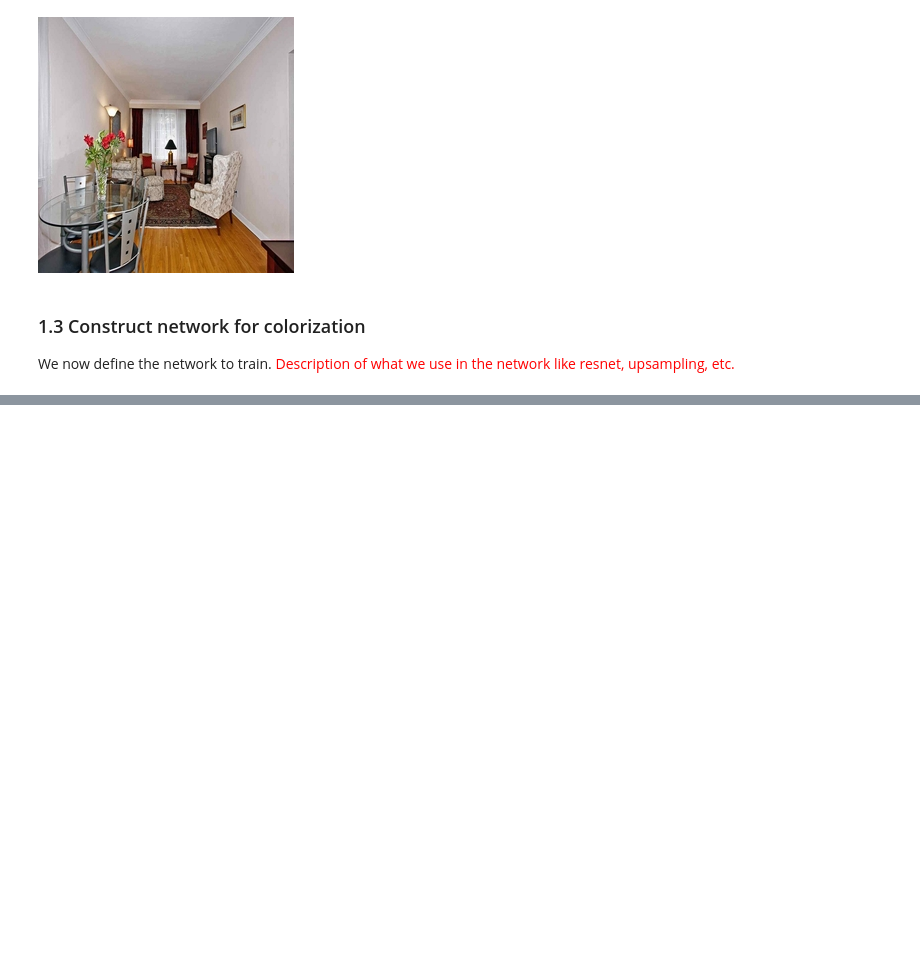
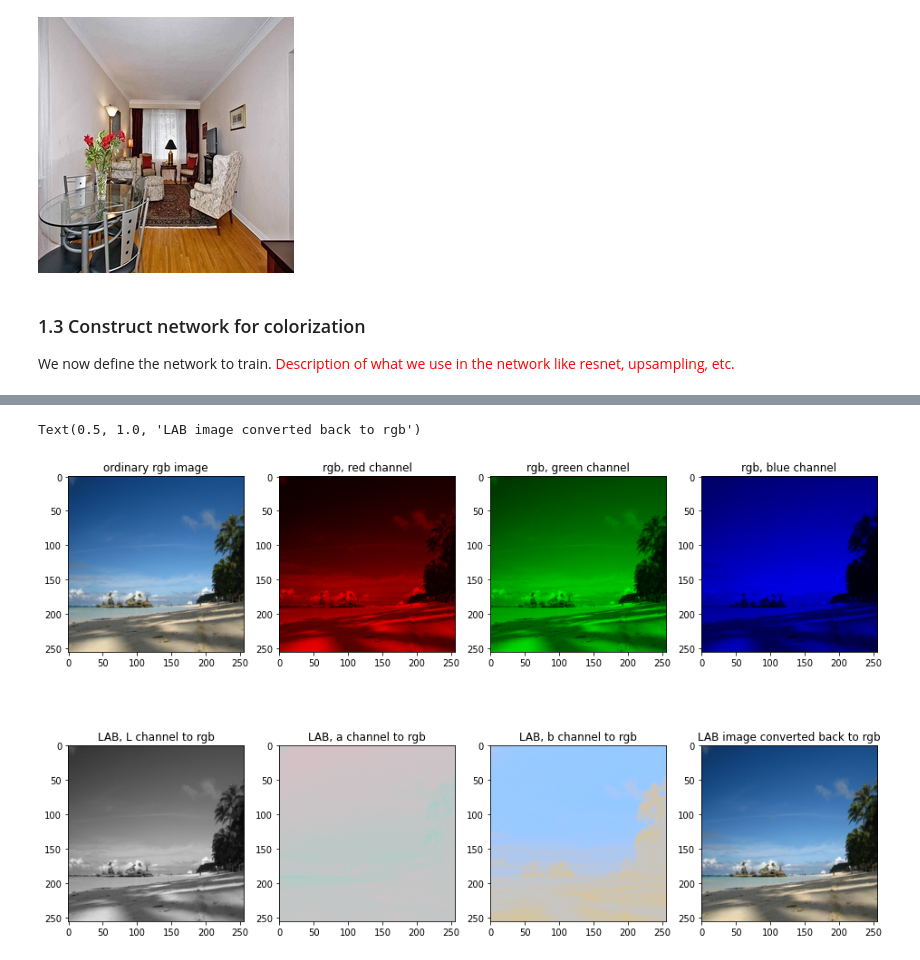
Before and after one commit to LjungPer/deep-learning-project, a Jupyter notebook: Project_notebook.ipynb, the cells around one changed output, grey strips where cells are left out. Cells and saved outputs as stored; diff of their text form; code cells hidden in the pictures; blank space fills up the shorter version.

Commit message:
Added visualizations of rgb and LAB images

```diff
--- a/Project_notebook.ipynb
+++ b/Project_notebook.ipynb
@@ -56,0 +66,70 @@ We now define the network to train. <font color='red'>Description of what we use
+# %%
+from skimage import io, color
+
+def get_rgb_and_lab_images(filename):
+    """ Takes image filename as argument
+
+        Returns normalized rgb and lab images
+    """
+    rgb = io.imread(filename)
+    rgb_scaled = rgb/255
+    lab = color.rgb2lab(rgb)
+    lab_scaled = (lab + [0, 128, 128]) / [100, 255, 255]
+    return rgb_scaled, lab_scaled
+
+def get_rgb_channel_for_plotting(image, channel):
+    """ Takes an image and the desired channel as arguments.
+        channel: [0, 1, 2] = [red, green, blue]
+
+        Returns an image with only the desired channel activated """
+    rgb_channel = np.zeros(image.shape)
+    rgb_channel[:,:,channel] += rgb[:,:,channel]
+    return rgb_channel
+
+def get_lab_channel_for_plotting(image, channel):
+    """ Takes an image in lab format and the desired channel as arguments.
+        channel: [0, 1, 2] = [Lightness, a, b]
+
+        Expects the lab image to be scaled
+
+        Returns an image with only the desired channel activated """
+    lab_channel = np.zeros(image.shape)
+    image = image*[100,255,255]-[0,128,128] # rescale
+    lab_channel[:,:,channel] += image[:,:,channel]
+    if channel != 0:
+        lab_channel[:,:,0]+=80 # we need some light for the a and b channels to be visible
+    lab_channel = color.lab2rgb(lab_channel)
+    return lab_channel
+
+def get_lab_for_plotting(image):
+    """ Expects a scaled lab-image
+
+        Returns the lab image converted to rgb """
+    rescaled_lab = image*[100,255,255]-[0,128,128]
+    rgb = color.lab2rgb(rescaled_lab)
+    return rgb
+
+filename = 'images/train/0a56c95e047247ac4df457d5663e03fe.jpg'
+
+fig, ax = plt.subplots(2,4, figsize = (16,10));
+rgb, lab = get_rgb_and_lab_images(filename)
+
+ax[0][0].imshow(rgb)
+ax[0][0].set_title('ordinary rgb image')
+ax[0][1].imshow(get_rgb_channel_for_plotting(rgb, 0))
+ax[0][1].set_title('rgb, red channel')
+ax[0][2].imshow(get_rgb_channel_for_plotting(rgb, 1))
+ax[0][2].set_title('rgb, green channel')
+ax[0][3].imshow(get_rgb_channel_for_plotting(rgb, 2))
+ax[0][3].set_title('rgb, blue channel')
+ax[1][0].imshow(get_lab_channel_for_plotting(lab, 0))
+ax[1][0].set_title('LAB, L channel to rgb')
+ax[1][1].imshow(get_lab_channel_for_plotting(lab, 1))
+ax[1][1].set_title('LAB, a channel to rgb')
+ax[1][2].imshow(get_lab_channel_for_plotting(lab, 2))
+ax[1][2].set_title('LAB, b channel to rgb')
+ax[1][3].imshow(get_lab_for_plotting(lab))
+ax[1][3].set_title('LAB image converted back to rgb')
+# %% [output]
+Text(0.5, 1.0, 'LAB image converted back to rgb')
+[figure, added]
```
Also changed, not shown: parts of 1 cell of this notebook.
